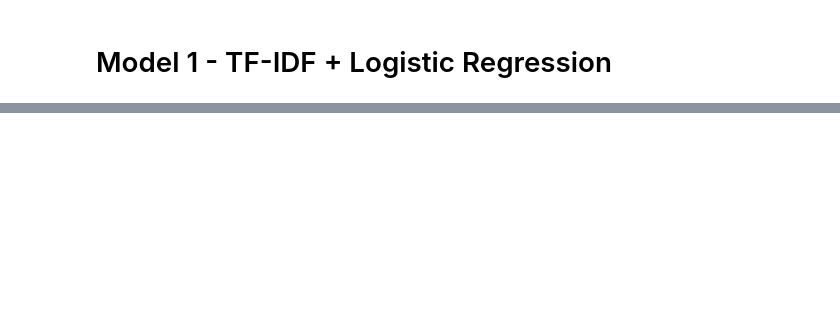
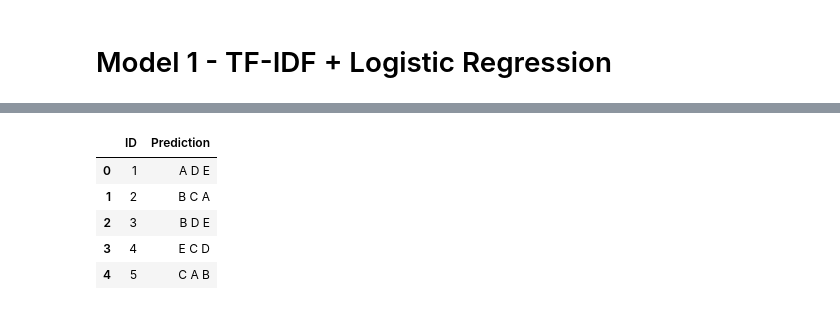
Before and after one commit to Hariom9991/dl-24f1000881-notebook-t22026, a Jupyter notebook: kaggle_notebook.ipynb, the cells around one changed output, grey strips where cells are left out. Drawn from its saved outputs; the diff is of its cells as text; code cells hidden in the pictures; blank space fills up the shorter version.

```diff
--- a/kaggle_notebook.ipynb
+++ b/kaggle_notebook.ipynb
@@ -649,0 +827,77 @@ display(submission.head())
+# %%
+def save_submission_from_ranked_lists(ids, ranked_lists, filename='submission.csv'):
+    submission = pd.DataFrame({
+        'ID': ids,
+        'Prediction': [' '.join(x[:3]) for x in ranked_lists]
+    })
+    submission.to_csv(filename, index=False)
+    return submission
+
+full_train_long = build_long_format(train_df, is_train=True)
+full_test_long = build_long_format(test_df, is_train=False)
+
+full_counter = Counter()
+for text in full_train_long['combined_text'].tolist():
+    full_counter.update(simple_tokenize(text))
+
+full_vocab = {'<PAD>': 0, '<UNK>': 1}
+for word, freq in full_counter.items():
+    if freq >= 2:
+        full_vocab[word] = len(full_vocab)
+
+full_train_dataset = ScratchDataset(full_train_long, full_vocab, MAX_LEN_SCRATCH, is_train=True)
+full_test_dataset = ScratchDataset(full_test_long, full_vocab, MAX_LEN_SCRATCH, is_train=False)
+
+full_train_loader = DataLoader(full_train_dataset, batch_size=BATCH_SIZE_SCRATCH, shuffle=True)
+full_test_loader = DataLoader(full_test_dataset, batch_size=BATCH_SIZE_SCRATCH, shuffle=False)
+
+final_scratch_model = BiGRUAttentionModel(len(full_vocab), EMBED_DIM, HIDDEN_DIM, DROPOUT).to(DEVICE)
+optimizer = torch.optim.Adam(final_scratch_model.parameters(), lr=SCRATCH_LR)
+criterion = nn.BCEWithLogitsLoss()
+
+for epoch in range(SCRATCH_EPOCHS):
+    final_scratch_model.train()
+    total_loss = 0.0
+    for batch in tqdm(full_train_loader, desc=f'Final Scratch Epoch {epoch+1}'):
+        input_ids = batch['input_ids'].to(DEVICE)
+        targets = batch['target'].to(DEVICE)
+
+        optimizer.zero_grad()
+        logits = final_scratch_model(input_ids)
+        loss = criterion(logits, targets)
+        loss.backward()
+        optimizer.step()
+        total_loss += loss.item()
+
+    print(f"Epoch {epoch+1} Loss: {total_loss/len(full_train_loader):.5f}")
+
+final_scratch_model.eval()
+records = []
+with torch.no_grad():
+    for batch in full_test_loader:
+        input_ids = batch['input_ids'].to(DEVICE)
+        probs = torch.sigmoid(final_scratch_model(input_ids)).cpu().numpy()
+        for i in range(len(probs)):
+            records.append({
+                'id': batch['id'][i].item() if torch.is_tensor(batch['id'][i]) else batch['id'][i],
+                'option_label': batch['option_label'][i],
+                'score': probs[i]
+            })
+
+pred_df = pd.DataFrame(records)
+ranked = (
+    pred_df.sort_values(['id', 'score'], ascending=[True, False])
+    .groupby('id')['option_label']
+    .apply(list)
+    .reset_index()
+)
+
+submission = save_submission_from_ranked_lists(
+    ranked['id'].tolist(),
+    ranked['option_label'].tolist(),
+    filename='submission.csv'
+)
+
+display(submission.head())
+print("submission.csv successfully generated using the BiGRU-Attention model!")
+# %% [output]
@@ -649,0 +909,6 @@ display(submission.head())
+|  | ID | Prediction |
+| 0 | 1 | A D E |
+| 1 | 2 | B C A |
+| 2 | 3 | B D E |
+| 3 | 4 | E C D |
+| 4 | 5 | C A B |
```
Also changed, not shown: parts of 15 cells of this notebook.
